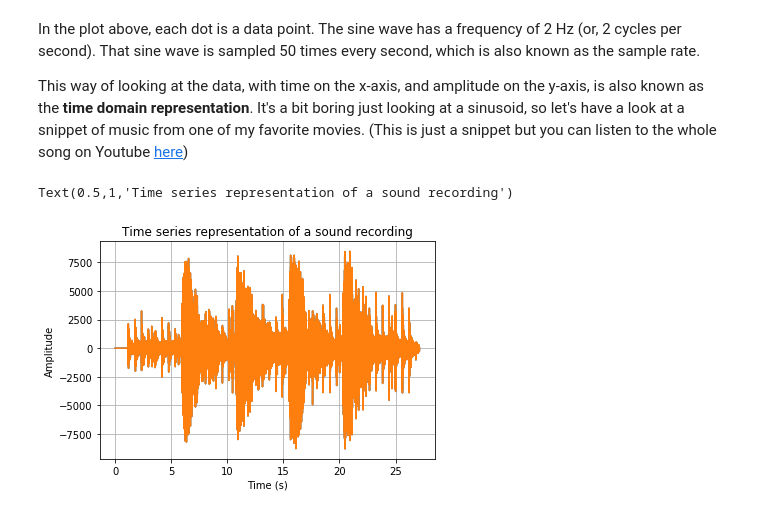
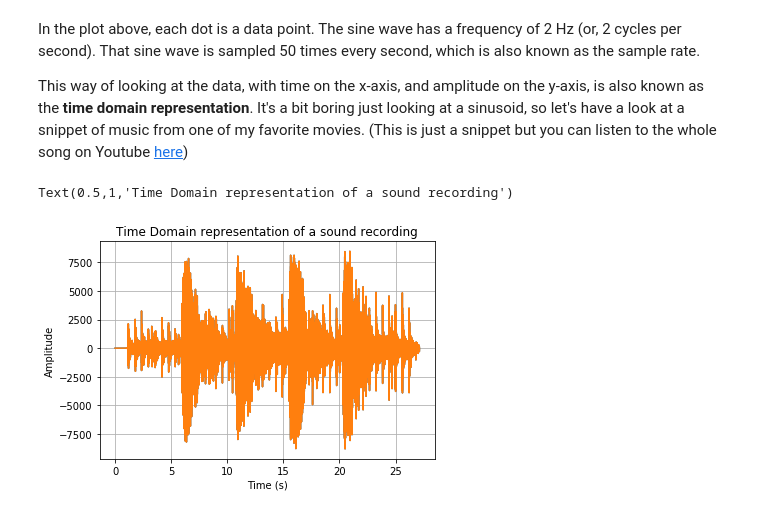
Before and after one commit to michellejw/timeseries, a Jupyter notebook: TDvsFD.ipynb, the cells around one changed output. Cells and saved outputs as stored; diff of their text form; code cells hidden in the pictures.

```diff
--- a/TDvsFD.ipynb
+++ b/TDvsFD.ipynb
@@ -58,10 +68,10 @@ tvec = np.linspace(0,duration,len(dat))
 # %%
 plt.plot(tvec,dat)
 plt.grid()
 plt.xlabel('Time (s)')
 plt.ylabel('Amplitude')
-plt.title('Time series representation of a sound recording')
+plt.title('Time Domain representation of a sound recording')
 # %% [output]
-Text(0.5,1,'Time series representation of a sound recording')
+Text(0.5,1,'Time Domain representation of a sound recording')
-[figure, old version]
+[figure, new version]
 # %% [markdown]
```
Also changed, not shown: parts of 4 cells of this notebook.
